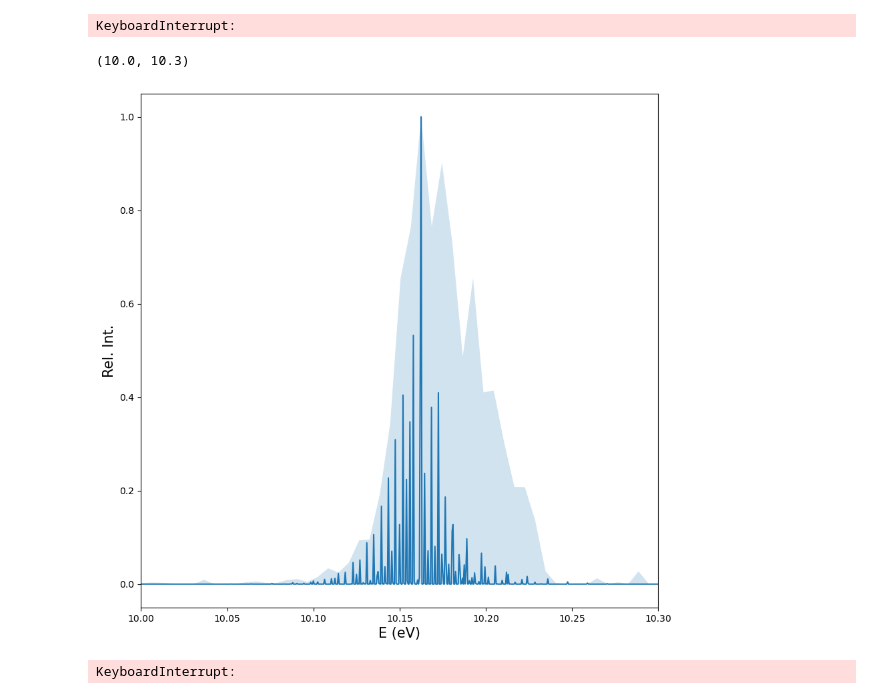
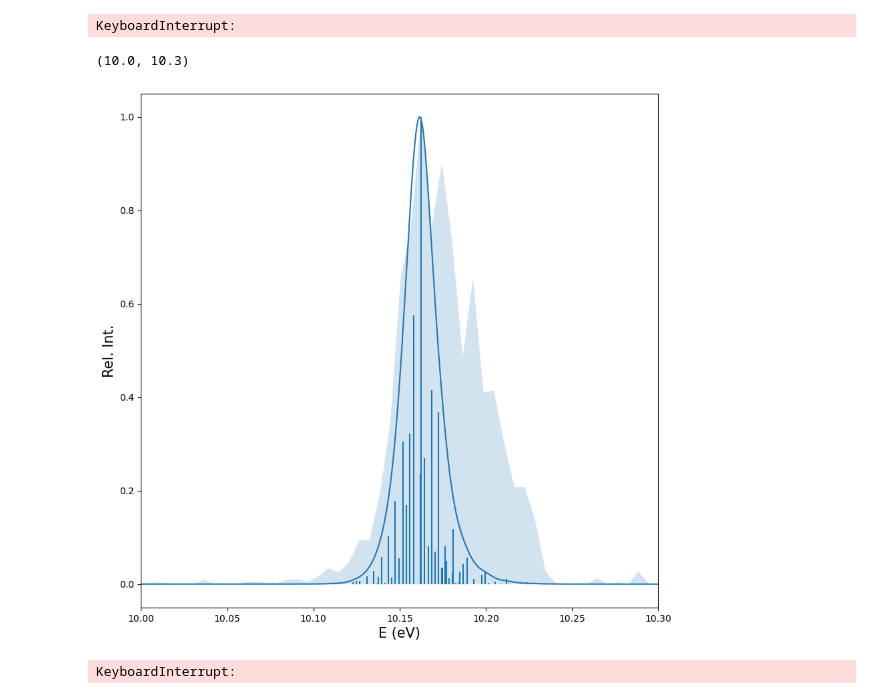
Before and after one commit to Jorgealfue10/Data_Analysis_Sharc, a Jupyter notebook: DUOInts_v2.ipynb, the cells around one changed output. Saved outputs shown, nothing was run; the diff lists cells and outputs as text; code cells hidden in the pictures.

```diff
--- a/DUOInts_v2.ipynb
+++ b/DUOInts_v2.ipynb
@@ -600,15 +792,17 @@ NameError: name 'relInt2' is not defined
 # %% [markdown]
 ### Spectra convolution
 # %%
-vPH = 10 ; vPHM = 10 ; JPH = 20 ; JPHM = 20
-eval,relInt = int_Coeffs(PHJener,PHMGSJener,dysmat_N_C1,PHvibs,PHMGSvibs,mask,800,ZPEPH,ZPEPHMGS,PHGSEtotal,PHMGSEtotal,
+vPH = 10 ; vPHM = 10 ; JPH = 20 ; JPHM = 20 ; DJmax = 1.5
+eval,relInt = intT_sep(PHJener,PHMGSJener,dysmat_N_C1,PHvibs,PHMGSvibs,mask,1000,300,ZPEPH,ZPEPHMGS,PHGSEtotal,PHMGSEtotal,
                         DJmax,vPH,vPHM,JPH,JPHM,nOmPH,nOmPHGS,index_listPH,index_listPHMGS,keyPH,keyPHMGS,coefPH,coefPHMGS)
 
 energies = (eval*27.2114).flatten()
 intensities = relInt.flatten()
 emin = energies.min() - 0.05
 emax = energies.max() + 0.05
-dE = 0.005
+emin = 10.0
+emax = 10.3
+dE = 0.0005
 
 E_grid = np.arange(emin, emax, dE)
 spectrum = np.zeros_like(E_grid)
@@ -624,7 +818,9 @@ spectrum, _ = np.histogram(
     bins=bins,
     weights=intensities
 )
-kernel = Gaussian1DKernel(0.1)
+sigma_eV=0.005
+sigma_bins = sigma_eV/dE
+kernel = Gaussian1DKernel(sigma_bins)
 spectrum_conv = convolve(spectrum, kernel, normalize_kernel=True, boundary='extend')
 
 spectrum_conv /= np.max(spectrum_conv)
@@ -634,14 +830,18 @@ KeyboardInterrupt:
 # %%
 fig,ax=plt.subplots(figsize=(10,10))
 ax.plot(E_grid,spectrum_conv)
+maxval = spectrum.max()
+ax.vlines(E_grid,0,spectrum/maxval)
+# maxval=np.max(intensities)
+# ax.vlines(energies,0,intensities/maxval,color="red")
 maxval = np.max(exp_esp[:,2])
 ax.fill_between(exp_esp[:,0], 0, exp_esp[:,2]/maxval, alpha=0.2)
 ax.set_xlabel("E (eV)",fontsize=15)
 ax.set_ylabel("Rel. Int.",fontsize=15)
 ax.set_xlim(10,10.3)
 # %% [output]
 (10.0, 10.3)
-[figure, old version]
+[figure, new version]
 # %%
 def lorentzian(x,a,x0):
     return (1/np.pi)*((0.5*a)/((x-x0)**2+(0.5*a)**2))
```
Also changed, not shown: parts of 6 cells of this notebook, 3 other files.
